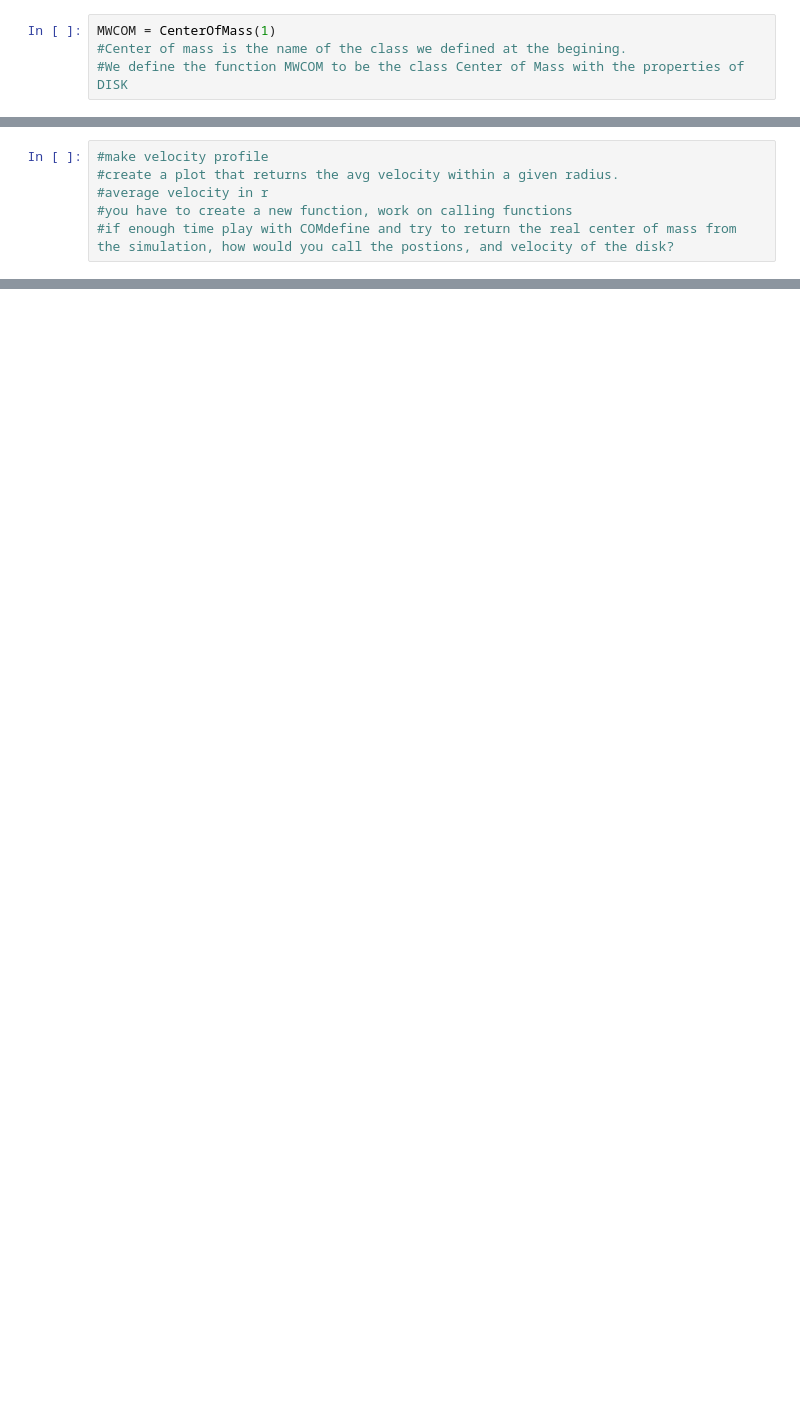
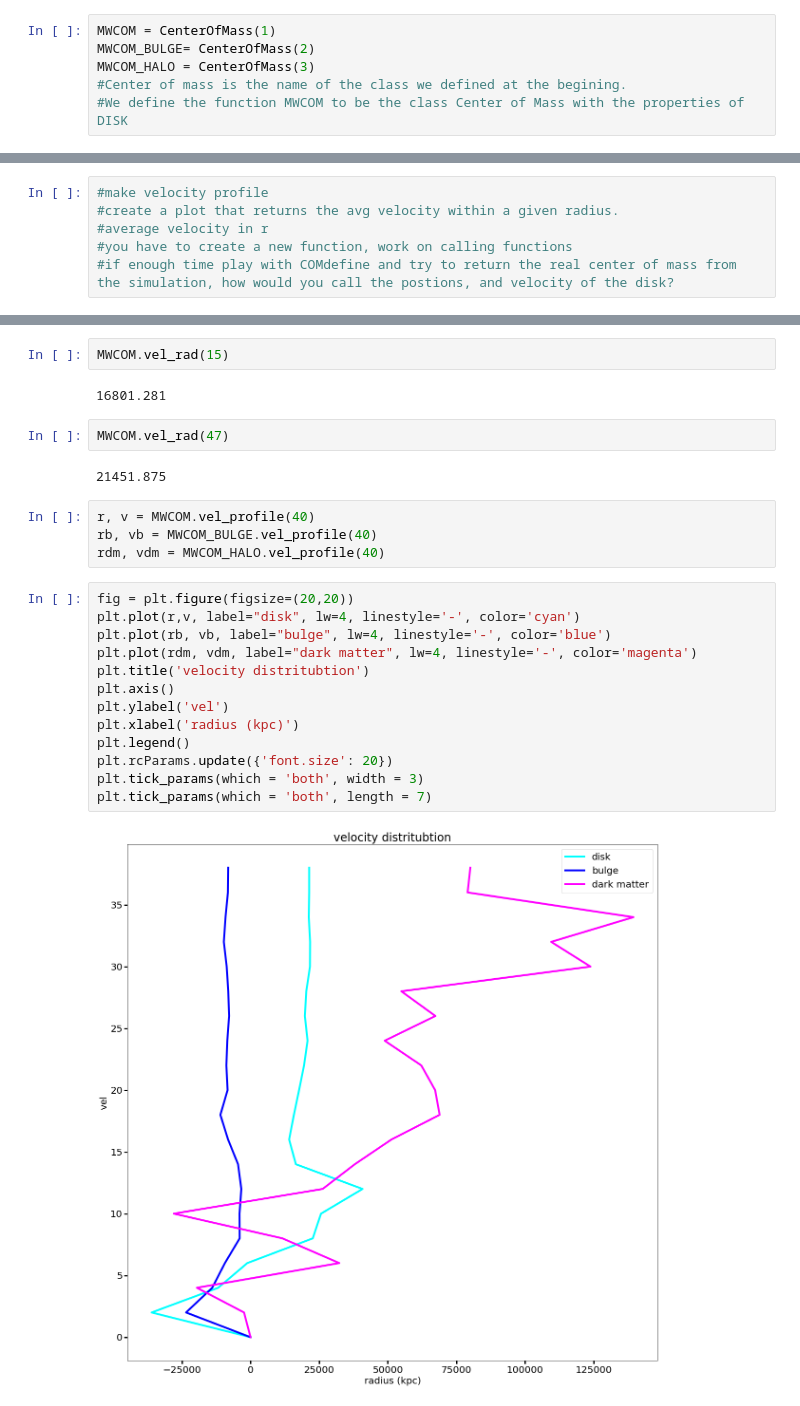
Before and after one commit to Ximena89/and_yet_it_moves, a Jupyter notebook: codigo/Definition_Center_of_Mass.ipynb, the cells around one changed output, grey strips where cells are left out. Saved outputs shown, nothing was run; the diff lists cells and outputs as text; blank space fills up the shorter version.

Commit message:
velocity profile

```diff
--- a/codigo/Definition_Center_of_Mass.ipynb
+++ b/codigo/Definition_Center_of_Mass.ipynb
@@ -105,5 +153,7 @@ class CenterOfMass:
 # %%
 MWCOM = CenterOfMass(1)
+MWCOM_BULGE= CenterOfMass(2)
+MWCOM_HALO = CenterOfMass(3)
 #Center of mass is the name of the class we defined at the begining.
 #We define the function MWCOM to be the class Center of Mass with the properties of DISK
 # %% [output]
@@ -142,0 +204,27 @@ ac
+# %%
+MWCOM.vel_rad(15)
+# %% [output]
+16801.281
+# %%
+MWCOM.vel_rad(47)
+# %% [output]
+21451.875
+# %%
+r, v = MWCOM.vel_profile(40)
+rb, vb = MWCOM_BULGE.vel_profile(40)
+rdm, vdm = MWCOM_HALO.vel_profile(40)
+# %%
+fig = plt.figure(figsize=(20,20))
+plt.plot(r,v, label="disk", lw=4, linestyle='-', color='cyan')
+plt.plot(rb, vb, label="bulge", lw=4, linestyle='-', color='blue')
+plt.plot(rdm, vdm, label="dark matter", lw=4, linestyle='-', color='magenta')
+plt.title('velocity distritubtion')
+plt.axis()
+plt.ylabel('vel')
+plt.xlabel('radius (kpc)')
+plt.legend()
+plt.rcParams.update({'font.size': 20})
+plt.tick_params(which = 'both', width = 3)
+plt.tick_params(which = 'both', length = 7)
+# %% [output]
+[figure, added]
```
Also changed, not shown: parts of 6 cells of this notebook.
